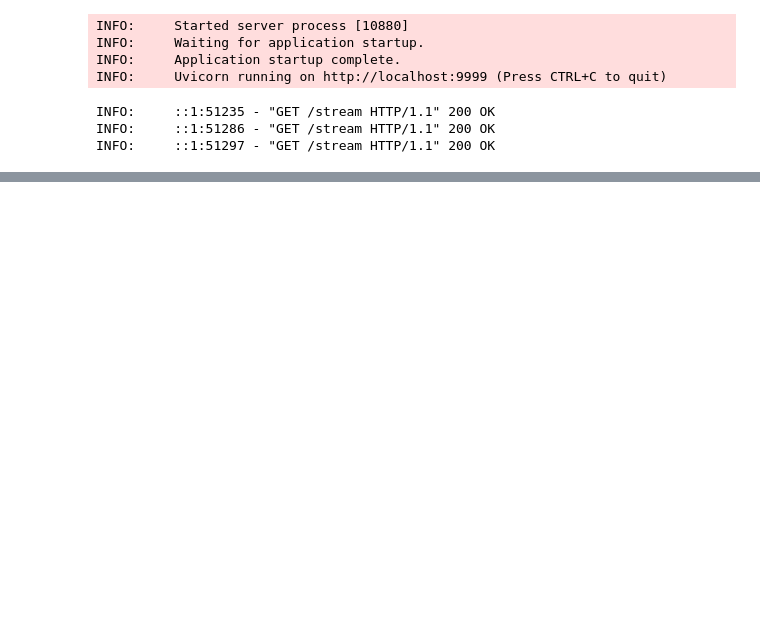
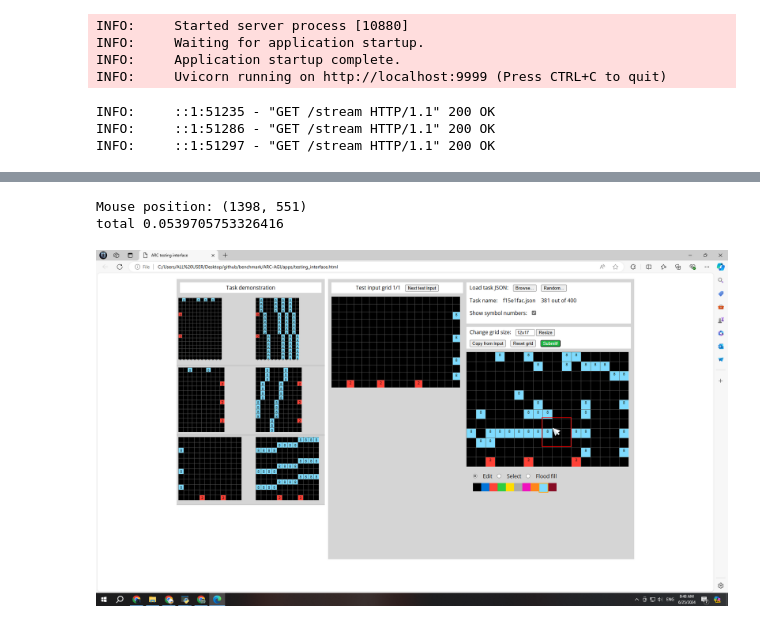
Before and after one commit to dahwin/api, a Jupyter notebook: mouse.ipynb, the cells around one changed output, grey strips where cells are left out. Drawn from its saved outputs; the diff is of its cells as text; code cells hidden in the pictures; blank space fills up the shorter version.

```diff
--- a/mouse.ipynb
+++ b/mouse.ipynb
@@ -97,0 +347,75 @@ INFO:     ::1:51297 - "GET /stream HTTP/1.1" 200 OK
+# %%
+from mss import mss
+from PIL import Image, ImageDraw
+import pyautogui
+import time
+
+# Wait for 5 seconds before starting
+time.sleep(5)
+
+# Load and resize the mouse icon once
+mouse_icon = Image.open("mouse_icon.png")
+n = 26
+new_size = (n, n)
+mouse_icon = mouse_icon.resize(new_size, Image.NEAREST)
+icon_width, icon_height = mouse_icon.size
+
+# Create an mss instance
+sct = mss()
+
+def capture_screen_with_mouse():
+    s = time.time()
+
+    # Get the current mouse cursor position
+    mouse_x, mouse_y = pyautogui.position()
+    print(f"Mouse position: ({mouse_x}, {mouse_y})")
+
+    # Capture the screen
+    monitor = {"top": 0, "left": 0, "width": 1920, "height": 1080}  # Adjust these values to match your screen resolution
+    sct_img = sct.grab(monitor)
+    screenshot = Image.frombytes("RGB", (sct_img.width, sct_img.height), sct_img.rgb)
+
+    # Calculate the position to paste the mouse icon
+    icon_position = (mouse_x - icon_width // 2, mouse_y - icon_height // 2)
+
+    # Create a drawing context
+    draw = ImageDraw.Draw(screenshot)
+
+    # Draw the inner blue rectangle around the mouse icon
+    box_padding = 2  # Adjust this value to change the thickness of the box
+    inner_box_position = (
+        icon_position[0] - box_padding,
+        icon_position[1] - box_padding,
+        icon_position[0] + icon_width + box_padding,
+        icon_position[1] + icon_height + box_padding
+    )
+    # draw.rectangle(inner_box_position, outline="blue", width=box_padding)
+
+    # Draw the outer rectangle 30 pixels away from the inner rectangle
+    outer_padding = 30
+    outer_box_position = (
+        inner_box_position[0] - outer_padding,
+        inner_box_position[1] - outer_padding,
+        inner_box_position[2] + outer_padding,
+        inner_box_position[3] + outer_padding
+    )
+    draw.rectangle(outer_box_position, outline="red", width=box_padding)
+
+    # Paste the mouse icon onto the screenshot
+    screenshot.paste(mouse_icon, icon_position, mouse_icon)
+
+    e = time.time()
+    r = e - s
+    print(f'total {r}')
+
+    return screenshot
+
+# Run the function
+result = capture_screen_with_mouse()
+
+# Display or save the result
+result
+# %% [output]
+Mouse position: (1398, 551)
+total 0.0539705753326416
+[figure, added]
```
Also changed, not shown: parts of 9 cells of this notebook, 8 other files.
